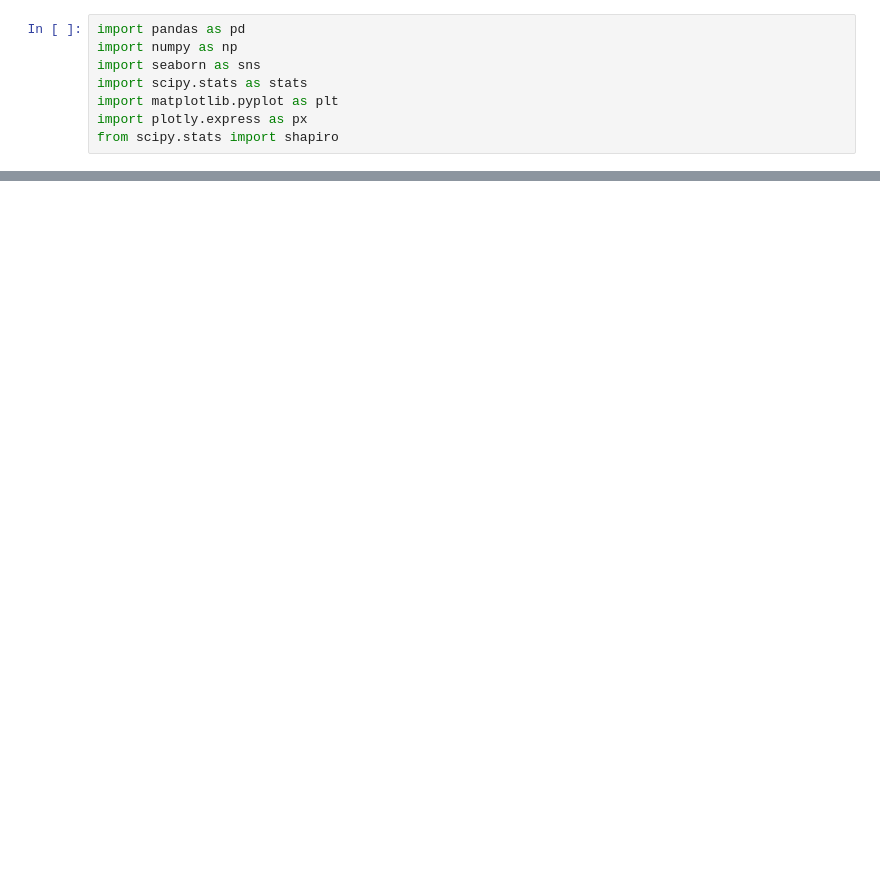
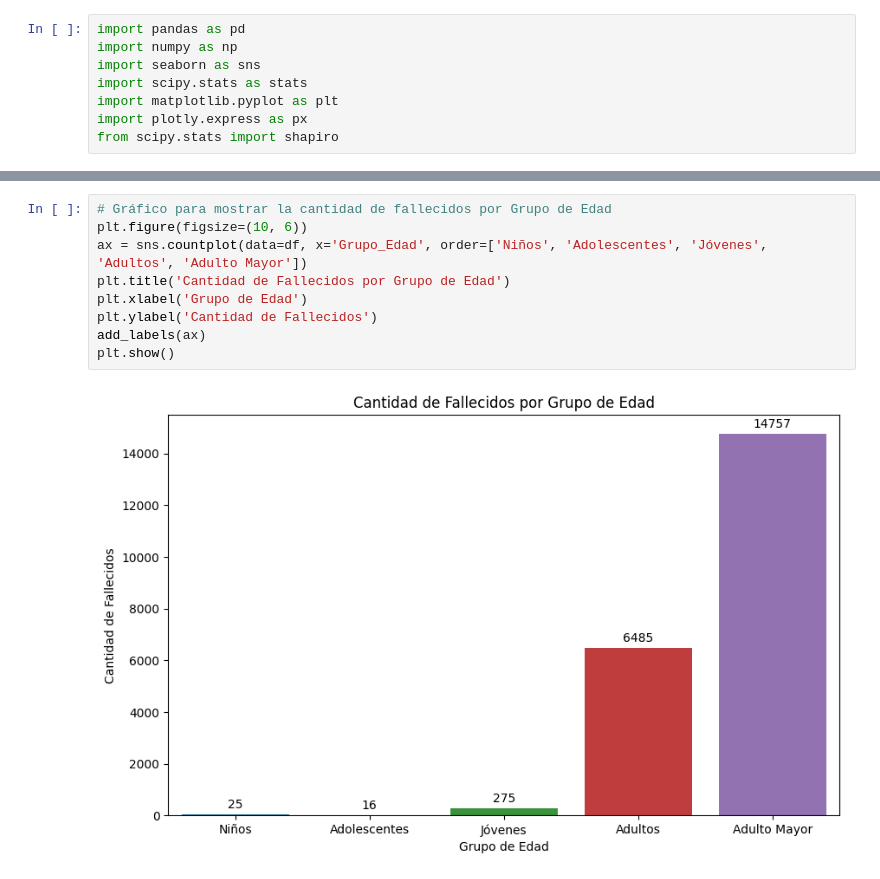
Before and after one commit to bonillahermes/Ciencia_Datos, a Jupyter notebook: EDA.ipynb, the cells around one changed output, grey strips where cells are left out. Drawn from its saved outputs; the diff is of its cells as text; blank space fills up the shorter version.

```diff
--- a/EDA.ipynb
+++ b/EDA.ipynb
@@ -588,0 +195,11 @@ print(resultados_hipotesis)
+# %%
+# Gráfico para mostrar la cantidad de fallecidos por Grupo de Edad
+plt.figure(figsize=(10, 6))
+ax = sns.countplot(data=df, x='Grupo_Edad', order=['Niños', 'Adolescentes', 'Jóvenes', 'Adultos', 'Adulto Mayor'])
+plt.title('Cantidad de Fallecidos por Grupo de Edad')
+plt.xlabel('Grupo de Edad')
+plt.ylabel('Cantidad de Fallecidos')
+add_labels(ax)
+plt.show()
+# %% [output]
+[figure, added]
```
Also changed, not shown: parts of 86 cells of this notebook.
